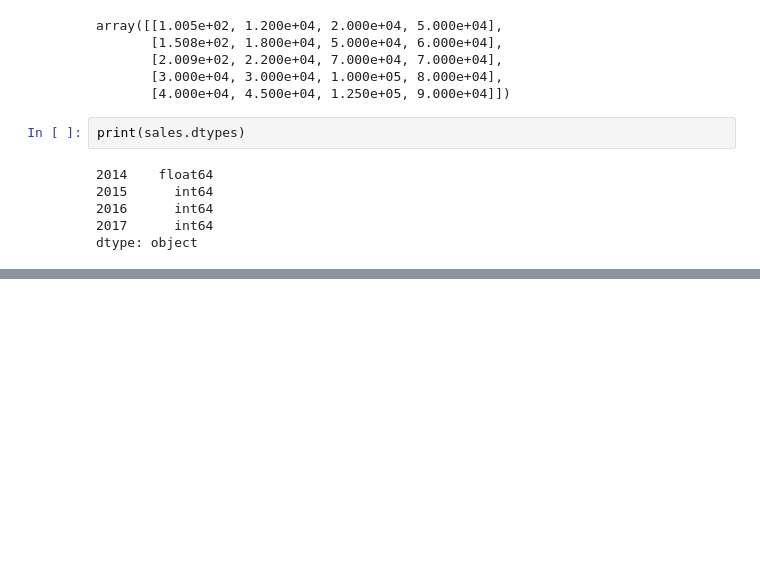
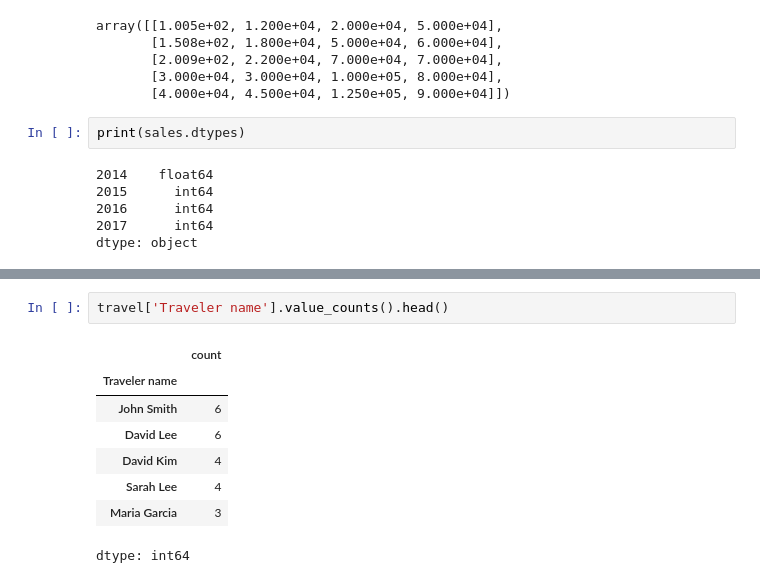
Before and after one commit to Priyanshu27083/ML_lab, a Jupyter notebook: scikit.ipynb, the cells around one changed output, grey strips where cells are left out. Drawn from its saved outputs; the diff is of its cells as text; blank space fills up the shorter version.

```diff
--- a/scikit.ipynb
+++ b/scikit.ipynb
@@ -224,0 +237,11 @@ dtype: object
+# %%
+travel['Traveler name'].value_counts().head()
+# %% [output]
+|  | count |
+| Traveler name |  |
+| John Smith | 6 |
+| David Lee | 6 |
+| David Kim | 4 |
+| Sarah Lee | 4 |
+| Maria Garcia | 3 |
+dtype: int64
```
Also changed, not shown: parts of 9 cells of this notebook.
